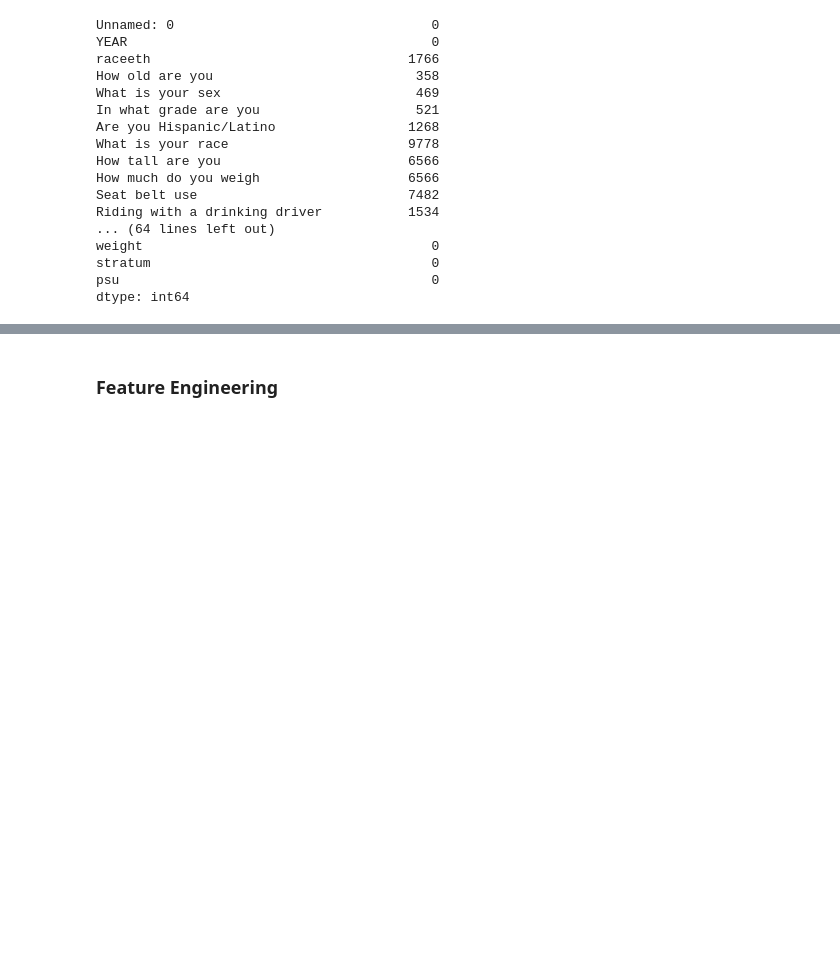
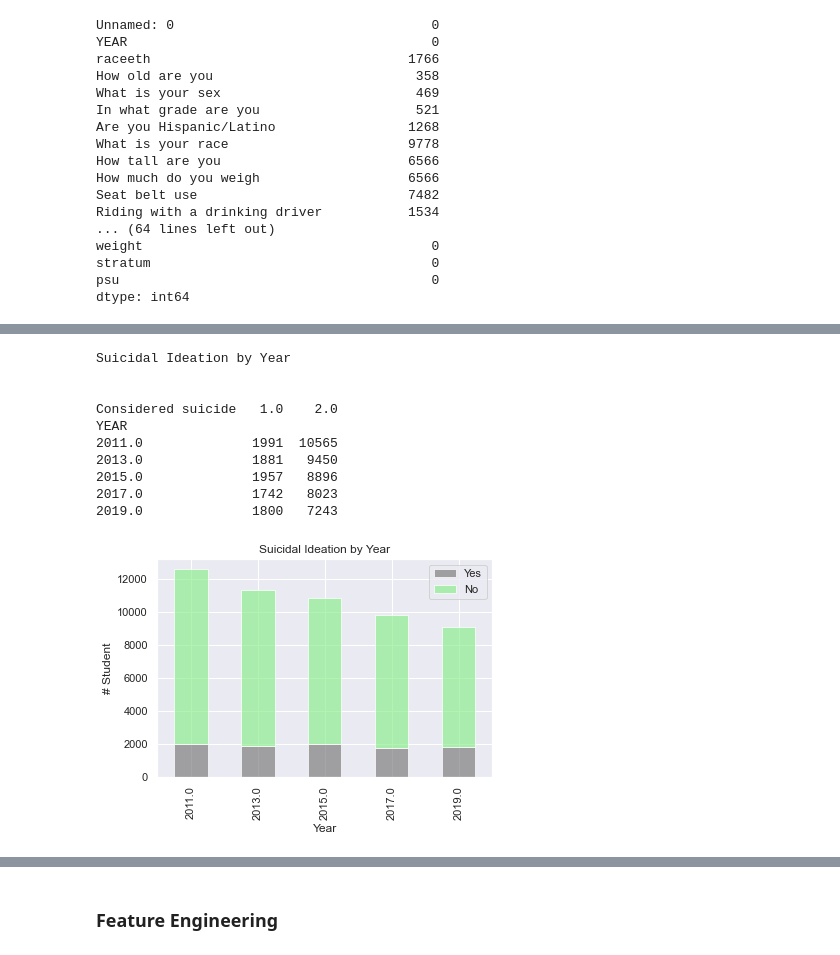
Before and after one commit to swelbeck/YRBSS_Project, a Jupyter notebook: Feature_Engineering_and_Data_Cleaning_Process_SW.ipynb, the cells around one changed output, grey strips where cells are left out. Drawn from its saved outputs; the diff is of its cells as text; code cells hidden in the pictures; blank space fills up the shorter version.

```diff
--- a/Feature_Engineering_and_Data_Cleaning_Process_SW.ipynb
+++ b/Feature_Engineering_and_Data_Cleaning_Process_SW.ipynb
@@ -128,0 +186,26 @@ dtype: int64
+# %%
+# School Bullying Summary
+print('Suicidal Ideation by Year')
+print('\n')
+print(df.groupby(['YEAR','Considered suicide'])['Considered suicide'].count().unstack())
+
+bulsch = df.groupby(['YEAR','Considered suicide'])['Considered suicide'].count().unstack()
+p2 = bulsch.plot(kind = 'bar', stacked = True,
+                   color = ['grey','lightgreen'], alpha = .70)
+p2.set_title('Suicidal Ideation by Year')
+p2.set_xlabel('Year')
+p2.set_ylabel('# Student')
+p2.legend(['Yes','No'])
+plt.show()
+# %% [output]
+Suicidal Ideation by Year
+
+
+Considered suicide   1.0    2.0
+YEAR
+2011.0              1991  10565
+2013.0              1881   9450
+2015.0              1957   8896
+2017.0              1742   8023
+2019.0              1800   7243
+[figure, added]
```
Also changed, not shown: parts of 37 cells of this notebook, 6 other files.
